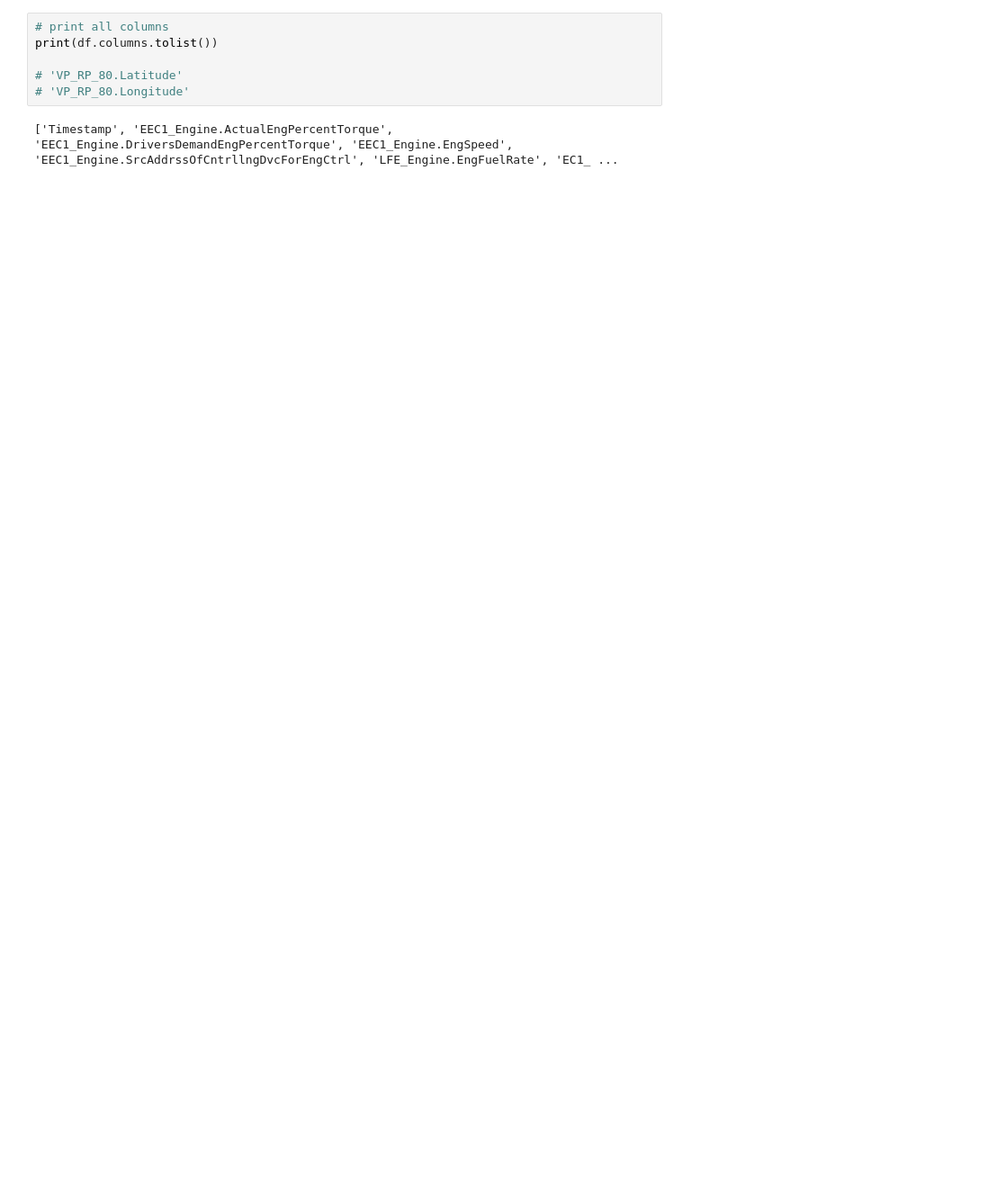
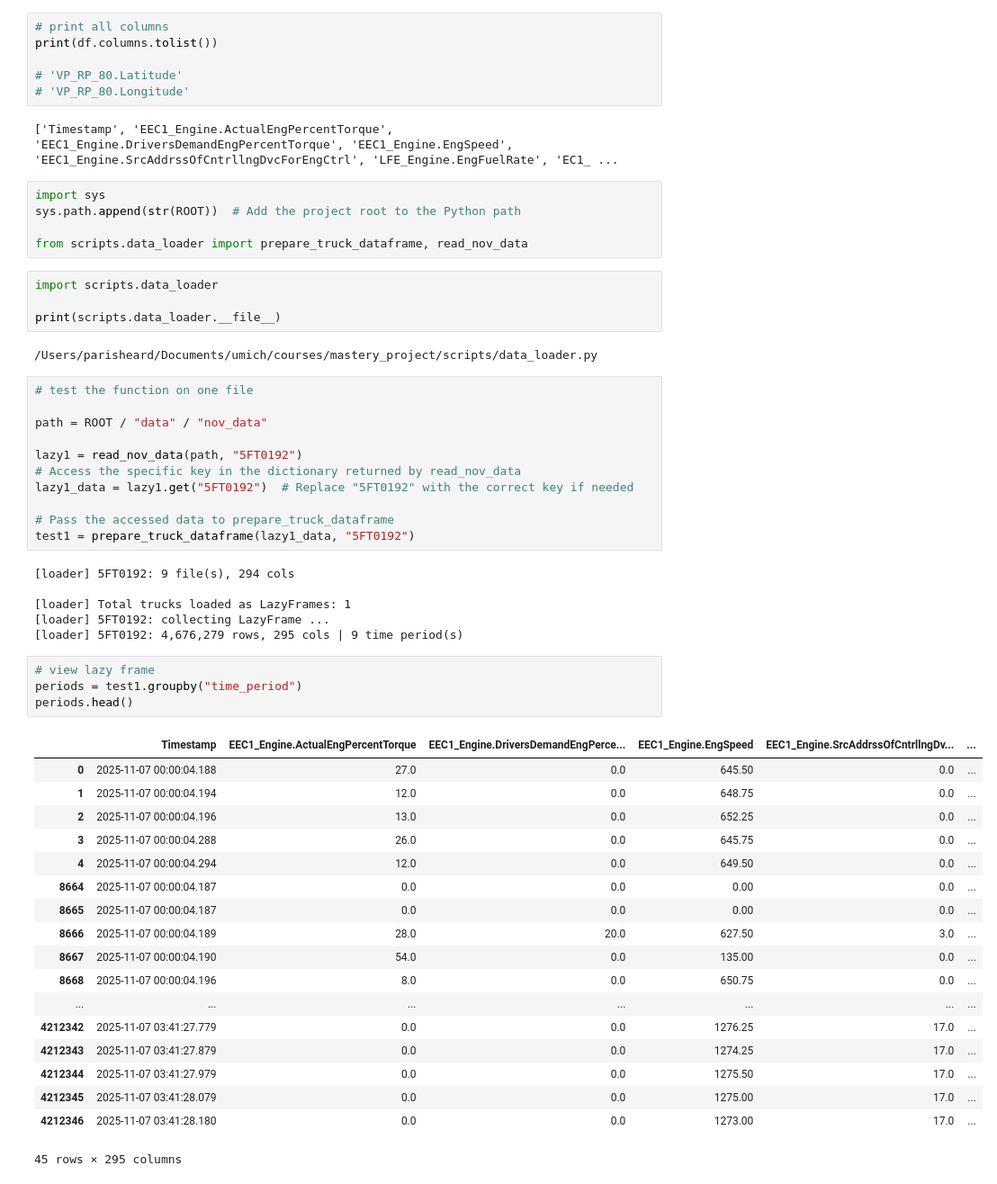
Before and after one commit to shaoyinz/Traxen_Driver_Override, a Jupyter notebook: jupyter_notebooks/override.ipynb, the cells around one changed output. Shown at 90% size. Cells and saved outputs as stored; diff of their text form; blank space fills up the shorter version.

Commit message:
Testing implementation of period detection

```diff
--- a/jupyter_notebooks/override.ipynb
+++ b/jupyter_notebooks/override.ipynb
@@ -195,3 +196,54 @@ print(df.columns.tolist())
 # 'VP_RP_80.Longitude'
 # %% [output]
 ['Timestamp', 'EEC1_Engine.ActualEngPercentTorque', 'EEC1_Engine.DriversDemandEngPercentTorque', 'EEC1_Engine.EngSpeed', 'EEC1_Engine.SrcAddrssOfCntrllngDvcForEngCtrl', 'LFE_Engine.EngFuelRate', 'EC1_ ...
+# %%
+import sys
+sys.path.append(str(ROOT))  # Add the project root to the Python path
+
+from scripts.data_loader import prepare_truck_dataframe, read_nov_data
+# %%
+import scripts.data_loader
+
+print(scripts.data_loader.__file__)
+# %% [output]
+/Users/parisheard/Documents/umich/courses/mastery_project/scripts/data_loader.py
+# %%
+# test the function on one file
+
+path = ROOT / "data" / "nov_data"
+
+lazy1 = read_nov_data(path, "5FT0192")
+# Access the specific key in the dictionary returned by read_nov_data
+lazy1_data = lazy1.get("5FT0192")  # Replace "5FT0192" with the correct key if needed
+
+# Pass the accessed data to prepare_truck_dataframe
+test1 = prepare_truck_dataframe(lazy1_data, "5FT0192")
+# %% [output]
+[loader] 5FT0192: 9 file(s), 294 cols
+
+[loader] Total trucks loaded as LazyFrames: 1
+[loader] 5FT0192: collecting LazyFrame ...
+[loader] 5FT0192: 4,676,279 rows, 295 cols | 9 time period(s)
+# %%
+# view lazy frame
+periods = test1.groupby("time_period")
+periods.head()
+# %% [output]
+|  | Timestamp | EEC1_Engine.ActualEngPercentTorque | EEC1_Engine.DriversDemandEngPerce... | EEC1_Engine.EngSpeed | EEC1_Engine.SrcAddrssOfCntrllngDv... | ... |
+| 0 | 2025-11-07 00:00:04.188 | 27.0 | 0.0 | 645.50 | 0.0 | ... |
+| 1 | 2025-11-07 00:00:04.194 | 12.0 | 0.0 | 648.75 | 0.0 | ... |
+| 2 | 2025-11-07 00:00:04.196 | 13.0 | 0.0 | 652.25 | 0.0 | ... |
+| 3 | 2025-11-07 00:00:04.288 | 26.0 | 0.0 | 645.75 | 0.0 | ... |
+| 4 | 2025-11-07 00:00:04.294 | 12.0 | 0.0 | 649.50 | 0.0 | ... |
+| 8664 | 2025-11-07 00:00:04.187 | 0.0 | 0.0 | 0.00 | 0.0 | ... |
+| 8665 | 2025-11-07 00:00:04.187 | 0.0 | 0.0 | 0.00 | 0.0 | ... |
+| 8666 | 2025-11-07 00:00:04.189 | 28.0 | 20.0 | 627.50 | 3.0 | ... |
+| 8667 | 2025-11-07 00:00:04.190 | 54.0 | 0.0 | 135.00 | 0.0 | ... |
+| 8668 | 2025-11-07 00:00:04.196 | 8.0 | 0.0 | 650.75 | 0.0 | ... |
+| ... | ... | ... | ... | ... | ... | ... |
+| 4212342 | 2025-11-07 03:41:27.779 | 0.0 | 0.0 | 1276.25 | 17.0 | ... |
+| 4212343 | 2025-11-07 03:41:27.879 | 0.0 | 0.0 | 1274.25 | 17.0 | ... |
+| 4212344 | 2025-11-07 03:41:27.979 | 0.0 | 0.0 | 1275.50 | 17.0 | ... |
+| 4212345 | 2025-11-07 03:41:28.079 | 0.0 | 0.0 | 1275.00 | 17.0 | ... |
+| 4212346 | 2025-11-07 03:41:28.180 | 0.0 | 0.0 | 1273.00 | 17.0 | ... |
+45 rows × 295 columns
```
Also changed, not shown: parts of 11 cells of this notebook.
